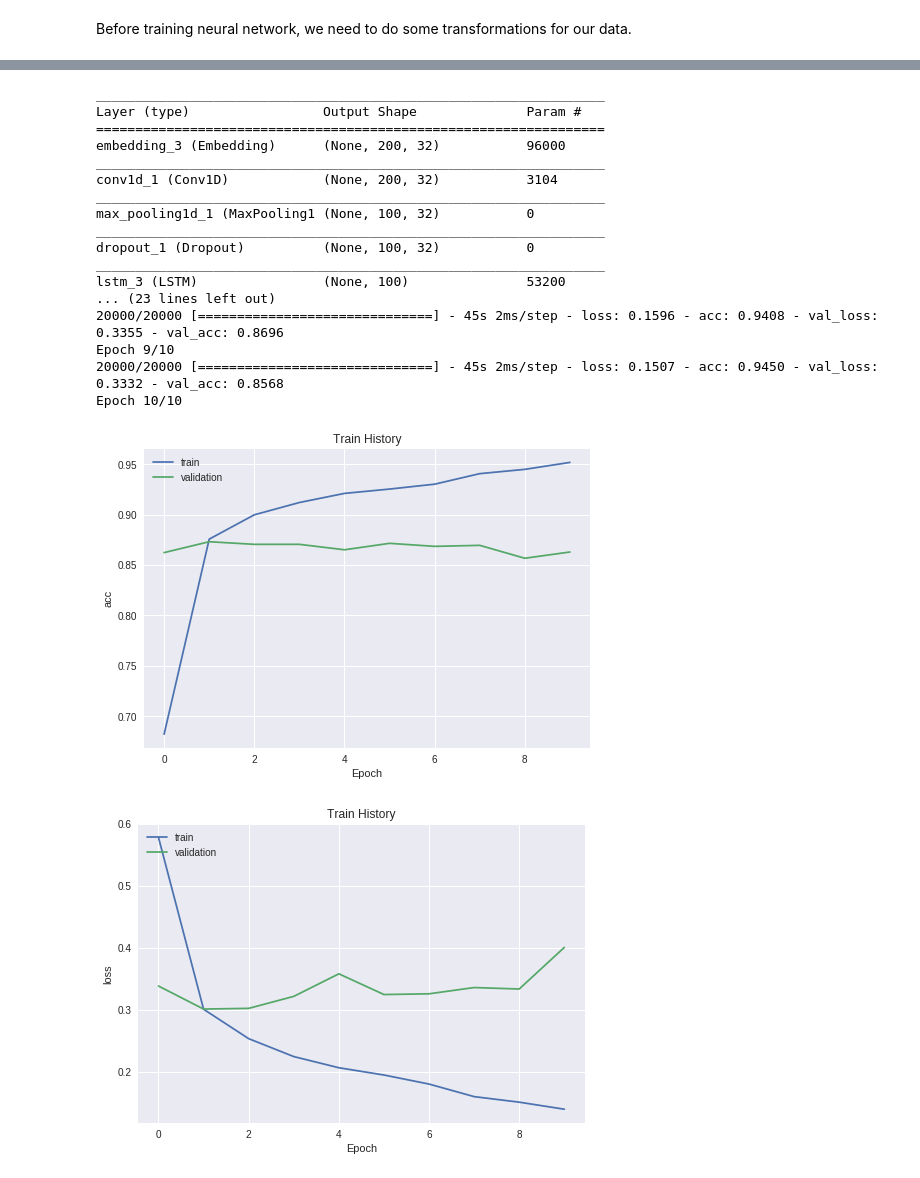
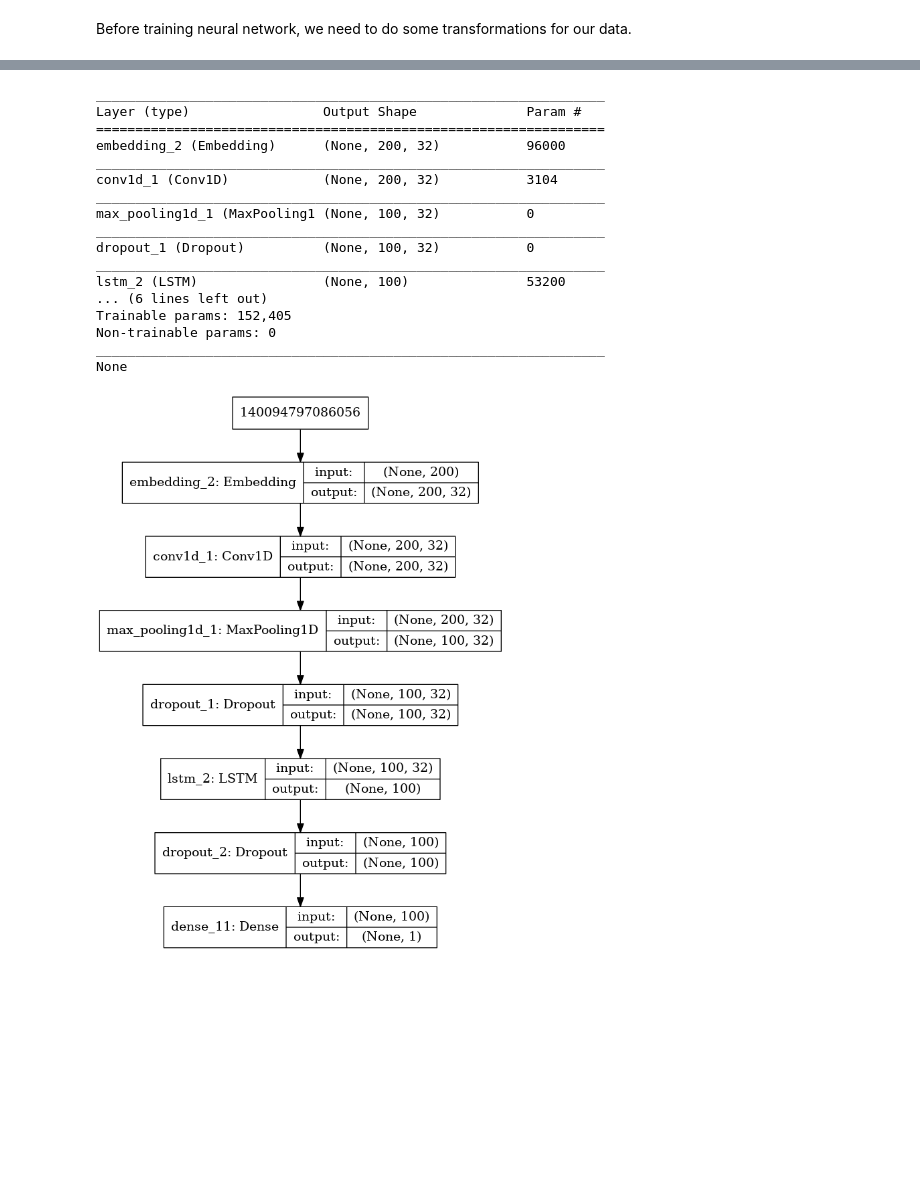
Before and after one commit to ckbjimmy/2018_mlw, a Jupyter notebook: nb3_nn.ipynb, the cells around one changed output, grey strips where cells are left out. Drawn from its saved outputs; the diff is of its cells as text; code cells hidden in the pictures; blank space fills up the shorter version.

```diff
--- a/nb3_nn.ipynb
+++ b/nb3_nn.ipynb
@@ -476,45 +643,36 @@ Accuracy of testing data = 85.9%
 # %%
 from keras.layers.convolutional import Conv1D, MaxPooling1D
 
-model = Sequential()
-model.add(Embedding(top_words, embedding_vecor_length, input_length=max_review_length))
-model.add(Conv1D(filters=32, kernel_size=3, padding='same', activation='relu'))
-model.add(MaxPooling1D(pool_size=2))
-model.add(Dropout(0.2))
-model.add(LSTM(100))
-model.add(Dropout(0.2))
-model.add(Dense(1, activation='sigmoid'))
-model.compile(loss='binary_crossentropy', optimizer='adam', metrics=['accuracy'])
-print(model.summary())
+# CNN + LSTM
+clf = Sequential()
+clf.add(Embedding(top_words, embedding_vecor_length, input_length=max_review_length))
+clf.add(Conv1D(filters=32, kernel_size=3, padding='same', activation='relu'))
+clf.add(MaxPooling1D(pool_size=2))
+clf.add(Dropout(0.2))
+clf.add(LSTM(100))
+clf.add(Dropout(0.2))
+clf.add(Dense(1, activation='sigmoid'))
+clf.compile(loss='binary_crossentropy', optimizer='adam', metrics=['accuracy'])
 
-history = model.fit(x=X_train, y=y_train,
-                    validation_split=0.2,
-                    batch_size=200,
-                    epochs=10,
-                    verbose=1)
-
-show_train_history(history, 'acc', 'val_acc')
-show_train_history(history, 'loss', 'val_loss')
-
-scores = model.evaluate(X_test, y_test)
-print("Accuracy of testing data = {:2.1f}%".format(scores[1]*100.0))
+print(clf.summary())
+plot_model(clf, to_file='clf.png', show_shapes=True, show_layer_names=True)
+Image('clf.png')
 # %% [output]
 _________________________________________________________________
 Layer (type)                 Output Shape              Param #
 =================================================================
-embedding_3 (Embedding)      (None, 200, 32)           96000
+embedding_2 (Embedding)      (None, 200, 32)           96000
 _________________________________________________________________
 conv1d_1 (Conv1D)            (None, 200, 32)           3104
 _________________________________________________________________
 max_pooling1d_1 (MaxPooling1 (None, 100, 32)           0
 _________________________________________________________________
 dropout_1 (Dropout)          (None, 100, 32)           0
 _________________________________________________________________
-lstm_3 (LSTM)                (None, 100)               53200
-... (23 lines left out)
-20000/20000 [==============================] - 45s 2ms/step - loss: 0.1596 - acc: 0.9408 - val_loss: 0.3355 - val_acc: 0.8696
-Epoch 9/10
-20000/20000 [==============================] - 45s 2ms/step - loss: 0.1507 - acc: 0.9450 - val_loss: 0.3332 - val_acc: 0.8568
-Epoch 10/10
+lstm_2 (LSTM)                (None, 100)               53200
+... (6 lines left out)
+Trainable params: 152,405
+Non-trainable params: 0
+_________________________________________________________________
+None
-[figure, old version]
+[figure, new version]
-[figure, removed]
```
Also changed, not shown: parts of 30 cells of this notebook.
